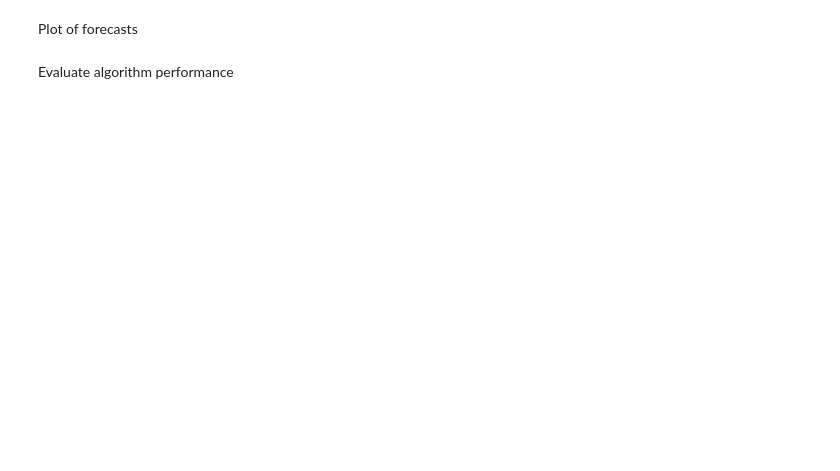
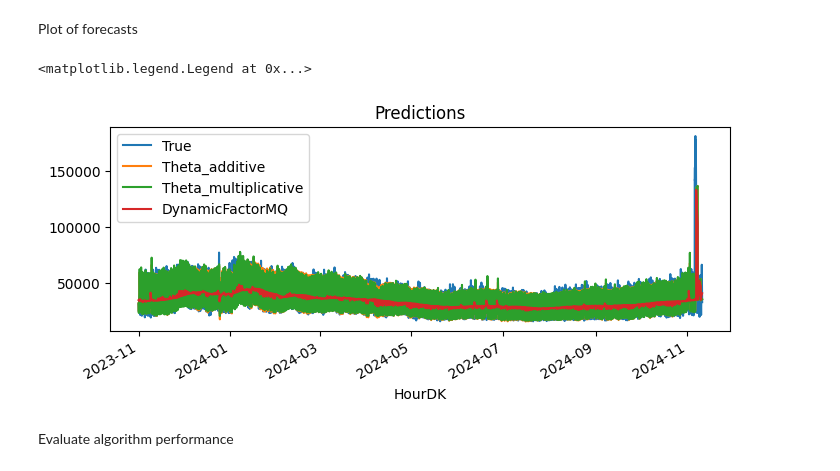
Before and after one commit to Casper0913/p9-energy, a Jupyter notebook: Models/Whitebox_run.ipynb, the cells around one changed output. Cells and saved outputs as stored; diff of their text form; code cells hidden in the pictures; blank space fills up the shorter version.

Commit message:
cleaned code, added graphing and evaluation of run

```diff
--- a/Models/Whitebox_run.ipynb
+++ b/Models/Whitebox_run.ipynb
@@ -51,16 +76,0 @@ Functions
-# %%
-def sample_data(df, start_date, train_window_size):
-  start_date = datetime.strptime(start_date, '%Y-%m-%d') - timedelta(hours=train_window_size)
-  end_date = df.index[-1]
-  return df[(df.index >= start_date) & (df.index <= end_date)]
-
-def get_next_window(data, train_window_size, forecast_horizon):
-  return data[:train_window_size], data[train_window_size:train_window_size + forecast_horizon]
-
-def forecast_whitebox_model(model, forecast_horizon, model_name):
-  model_res = model.fit(disp=0)
-
-  if "SARIMA" in model_name:
-    return model_res.get_forecast(steps=forecast_horizon).predicted_mean
-  else:
-    return model_res.forecast(steps=forecast_horizon)
@@ -149,2 +116,25 @@ Plot of forecasts
+# %%
+data = sample_data(df, date_start)
+# prediction_SARIMAX_enforce_false = pd.read_csv('../Results/Whitebox/336_24_SARIMAX_enforce_false.csv', header=None, index_col=0, names=['Prediction'])
+# prediction_SARIMAX_enforce_false.index = pd.to_datetime(prediction_SARIMAX_enforce_false.index)
+# prediction_STL_SARIMAX_enforce_false = pd.read_csv('../Results/Whitebox/336_24_STL_SARIMAX_enforce_false.csv', header=None, index_col=0, names=['Prediction'])
+# prediction_STL_SARIMAX_enforce_false.index = pd.to_datetime(prediction_STL_SARIMAX_enforce_false.index)
+prediction_Theta_additive = pd.read_csv('../Results/Whitebox/336_24_ThetaModel_additive.csv', header=None, index_col=0, names=['Prediction'])
+prediction_Theta_additive.index = pd.to_datetime(prediction_Theta_additive.index)
+prediction_Theta_multiplicative = pd.read_csv('../Results/Whitebox/336_24_ThetaModel_multiplicative.csv', header=None, index_col=0, names=['Prediction'])
+prediction_Theta_multiplicative.index = pd.to_datetime(prediction_Theta_multiplicative.index)
+prediction_DynamicFactorMQ = pd.read_csv('../Results/Whitebox/336_24_DynamicFactorMQ.csv', header=None, index_col=0, names=['Prediction'])
+prediction_DynamicFactorMQ.index = pd.to_datetime(prediction_DynamicFactorMQ.index)
+
+fig, ax = plt.subplots(figsize=(8, 3))
+data['ConsumptionkWh'].plot(ax=ax, label='True')
+prediction_Theta_additive['Prediction'].plot(ax=ax, label='Theta_additive')
+prediction_Theta_multiplicative['Prediction'].plot(ax=ax, label='Theta_multiplicative')
+prediction_DynamicFactorMQ['Prediction'].plot(ax=ax, label='DynamicFactorMQ')
+ax.set_title('Predictions')
+ax.legend()
+# %% [output]
+<matplotlib.legend.Legend at 0x...>
+[figure, added]
 # %% [markdown]
 Evaluate algorithm performance
```
Also changed, not shown: parts of 18 cells of this notebook, 6 other files.
